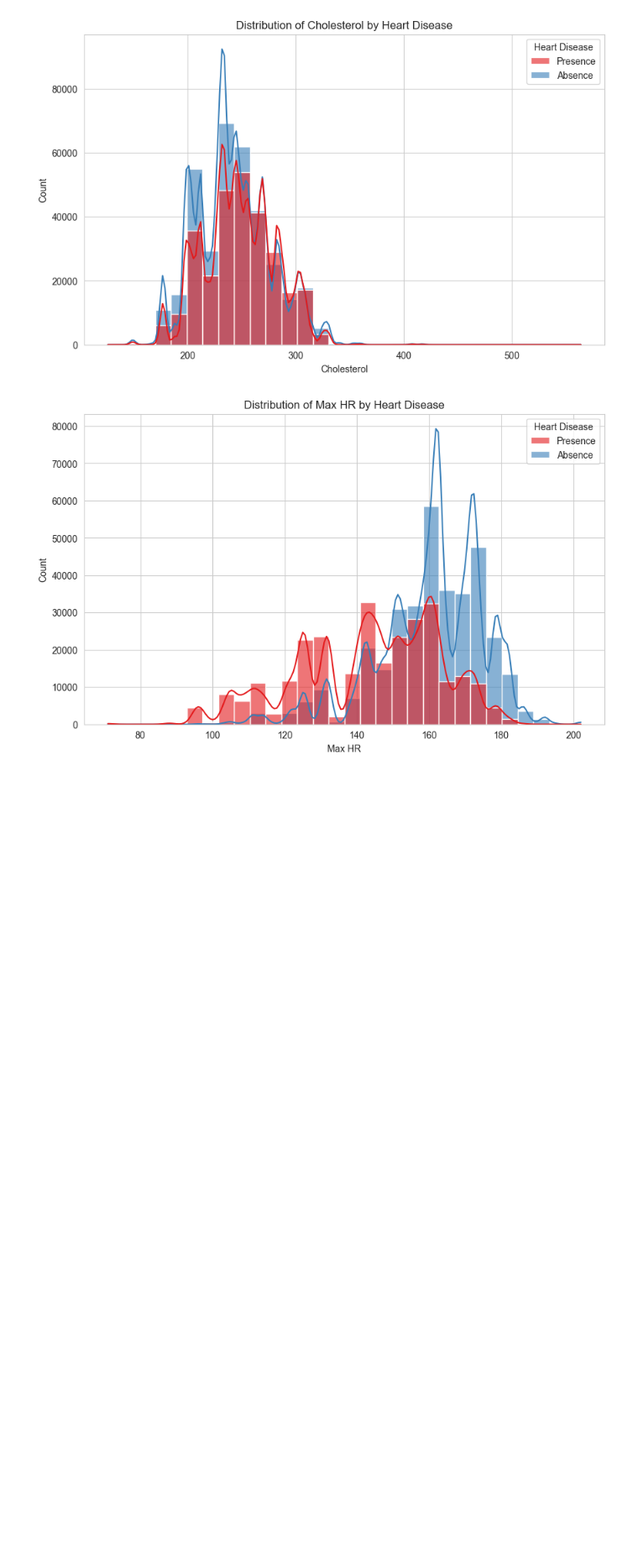
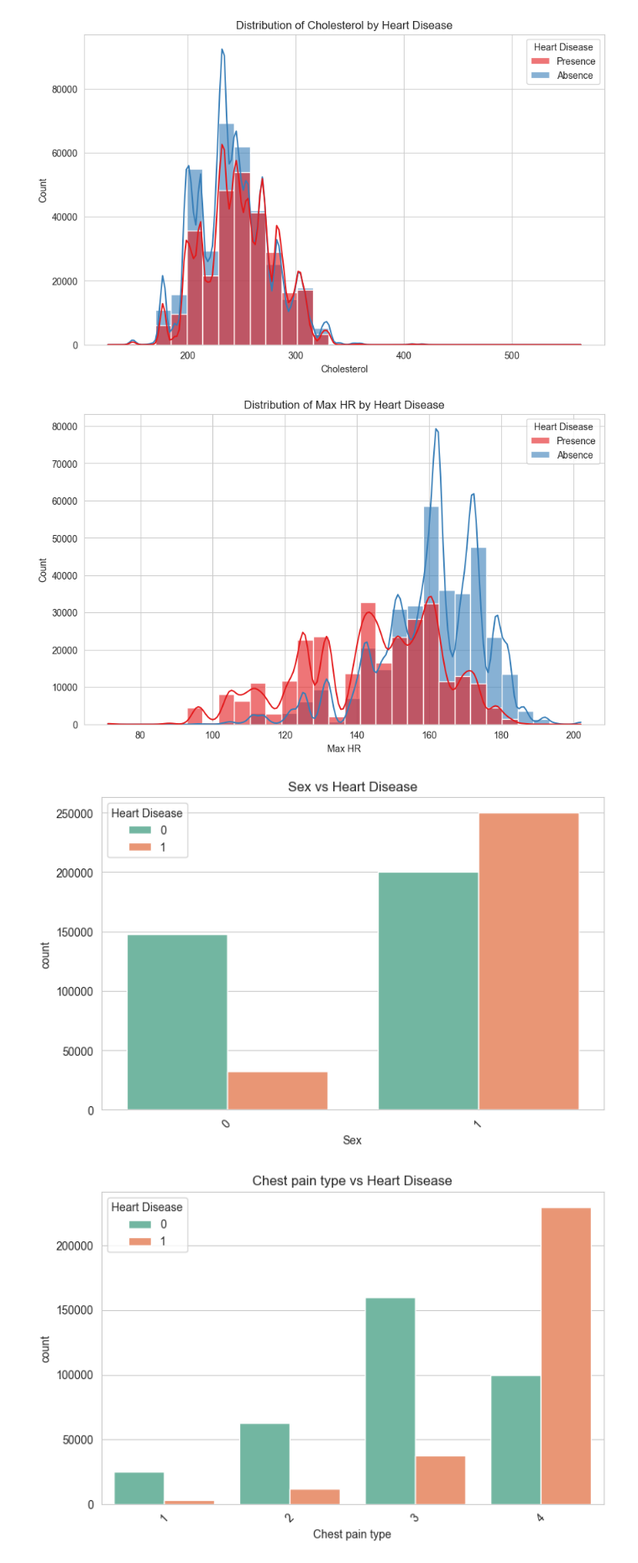
Before and after one commit to kirmanioussema12/Heart-Disease, a Jupyter notebook: analysis.ipynb, the cells around one changed output. Shown at 84% size. Saved outputs shown, nothing was run; the diff lists cells and outputs as text; code cells hidden in the pictures; blank space fills up the shorter version.

Commit message:
Adding new data analysis studies

```diff
--- a/analysis.ipynb
+++ b/analysis.ipynb
@@ -9,8 +9,8 @@ import sklearn as sk
 import matplotlib.pyplot as plt
 import seaborn as sns
 # %%
-df_train=pd.DataFrame(pd.read_csv(r'C:\Users\MSI\Desktop\Heart Disease\Data\train.csv'))
-df_train.info()
+df=pd.DataFrame(pd.read_csv(r'C:\Users\MSI\Desktop\Heart Disease\Data\data.csv'))
+df.info()
 
 #The dataset contains 14 columns, with a mix of numerical and categorical data types.
 #The target variable is 'target', which indicates the presence of heart disease (1) or its absence (0).
@@ -98,10 +99,37 @@ Passing `palette` without assigning `hue` is deprecated and will be removed in v
 numerical_features = ["Age","Cholesterol", "Max HR"]
 for feature in numerical_features:
     plt.figure()
-    sns.histplot(df_train, x=feature, hue="Heart Disease", kde=True, palette="Set1", alpha=0.6, bins=30)
+    sns.histplot(df, x=feature, hue="Heart Disease", kde=True, palette="Set1", alpha=0.6, bins=30)
     plt.title(f"Distribution of {feature} by Heart Disease")
     plt.show()
+
+#The distribution of age, cholesterol, and max heart rate shows some differences between those with and without heart disease.
+#The distribution of age by Heart Disease shows that individuals with heart disease tend to be older, with a higher concentration around the age of 60-70.
+#The distribution of cholesterol levels indicates that individuals with heart disease often have higher cholesterol levels compared to individuals without heart disease.
+#The distribution of maximum heart rate achieved shows that individuals with heart disease tend to have lower maximum heart rates compared to those without heart disease.
 # %% [output]
 [figure]
 [figure]
 [figure]
+# %%
+
+
+sns.set_style("whitegrid")
+plt.rcParams["figure.figsize"] = (8,5)
+
+categorical_features = [
+    "Sex",
+    "Chest pain type",
+    "Exercise angina",
+    "Slope of ST"
+]
+
+for feature in categorical_features:
+    plt.figure()
+    sns.countplot(data=df, x=feature, hue="Heart Disease", palette="Set2")
+    plt.title(f"{feature} vs Heart Disease")
+    plt.xticks(rotation=45)
+    plt.show()
+# %% [output]
+[figure, added]
+[figure, added]
```
Also changed, not shown: parts of 7 cells of this notebook.
